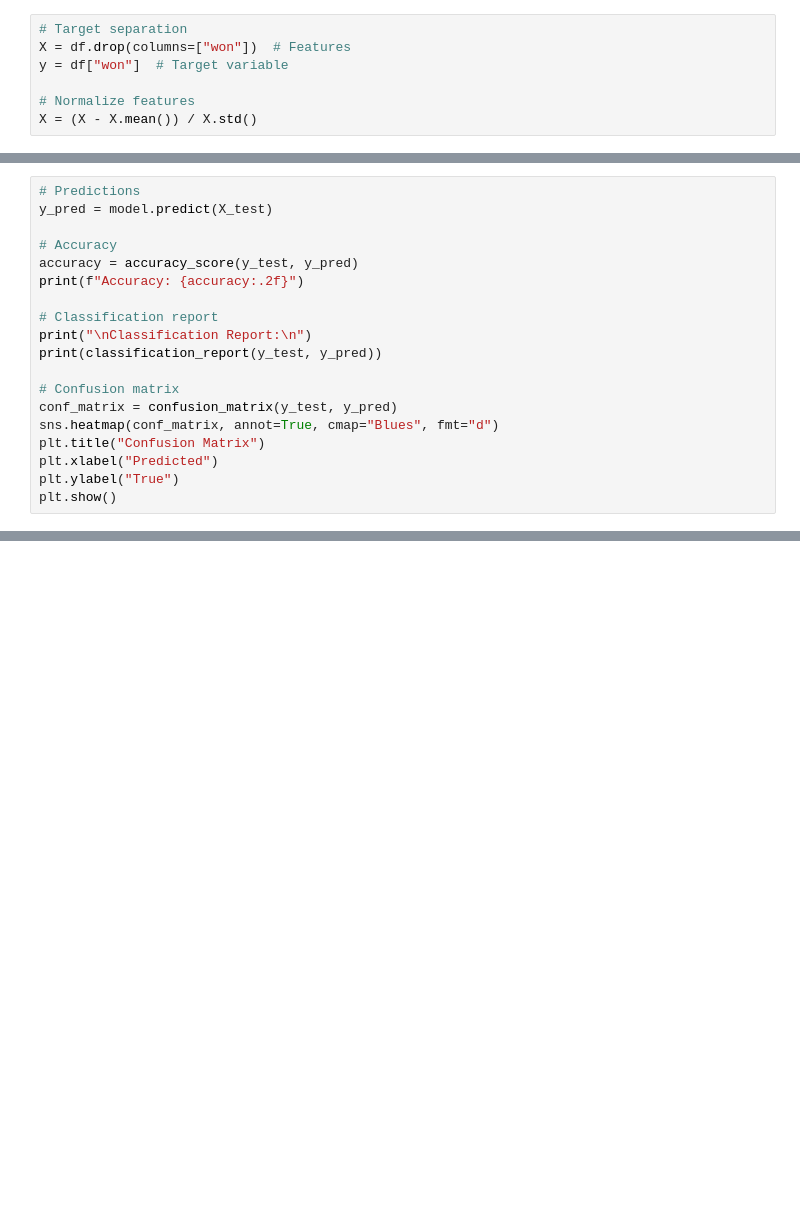
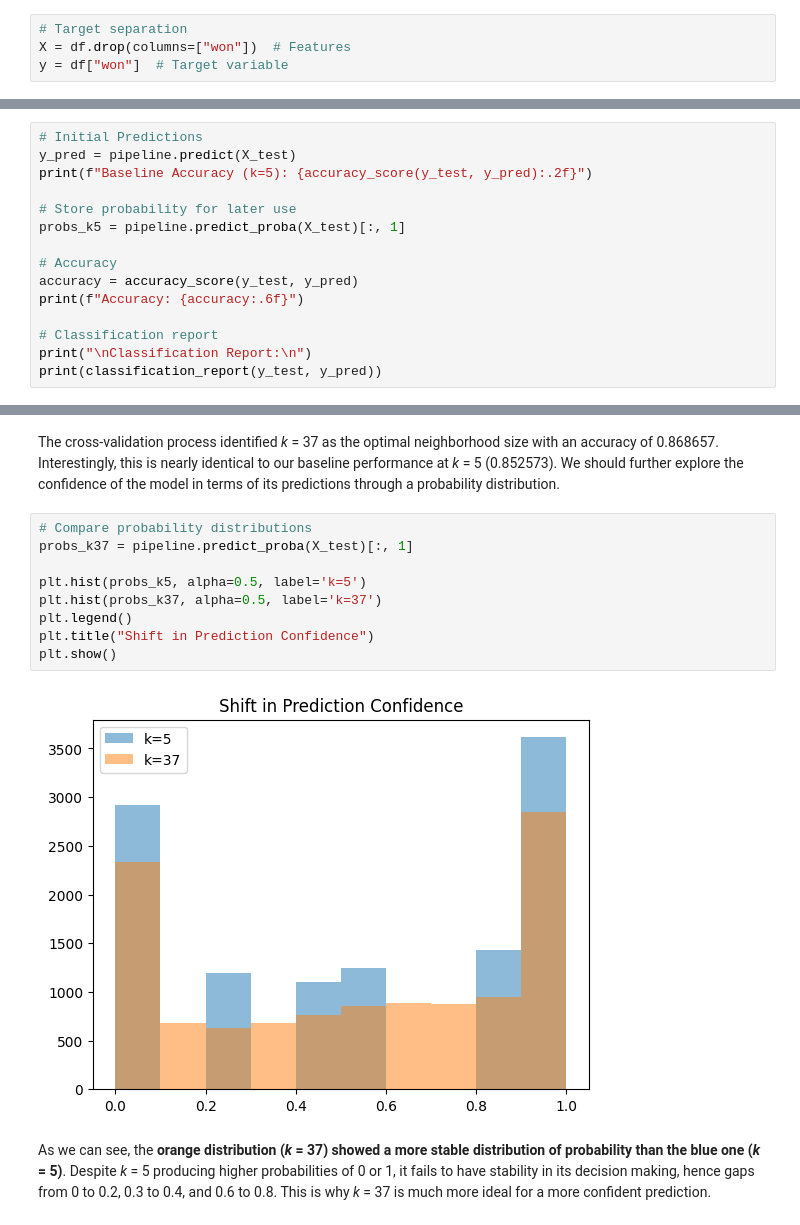
Before and after one commit to Solenad/tetrio-win-prediction, a Jupyter notebook: notebooks/03-kNN.ipynb, the cells around one changed output, grey strips where cells are left out. Drawn from its saved outputs; the diff is of its cells as text; blank space fills up the shorter version.

```diff
--- a/notebooks/03-kNN.ipynb
+++ b/notebooks/03-kNN.ipynb
@@ -21,6 +74,3 @@ df.head()
 # Target separation
 X = df.drop(columns=["won"])  # Features
 y = df["won"]  # Target variable
-
-# Normalize features
-X = (X - X.mean()) / X.std()
@@ -51,20 +128,16 @@ KNeighborsClassifier()
 # %%
-# Predictions
-y_pred = model.predict(X_test)
+# Initial Predictions
+y_pred = pipeline.predict(X_test)
+print(f"Baseline Accuracy (k=5): {accuracy_score(y_test, y_pred):.2f}")
+
+# Store probability for later use
+probs_k5 = pipeline.predict_proba(X_test)[:, 1]
 
 # Accuracy
 accuracy = accuracy_score(y_test, y_pred)
-print(f"Accuracy: {accuracy:.2f}")
+print(f"Accuracy: {accuracy:.6f}")
 
 # Classification report
 print("\nClassification Report:\n")
 print(classification_report(y_test, y_pred))
-
-# Confusion matrix
-conf_matrix = confusion_matrix(y_test, y_pred)
-sns.heatmap(conf_matrix, annot=True, cmap="Blues", fmt="d")
-plt.title("Confusion Matrix")
-plt.xlabel("Predicted")
-plt.ylabel("True")
-plt.show()
 # %% [output]
@@ -109,0 +216,15 @@ Best k: 19 with Cross-Validation Accuracy: 0.87
+# %% [markdown]
+The cross-validation process identified _k_ = 37 as the optimal neighborhood size with an accuracy of 0.868657. Interestingly, this is nearly identical to our baseline performance at _k_ = 5 (0.852573). We should further explore the confidence of the model in terms of its predictions through a probability distribution.
+# %%
+# Compare probability distributions
+probs_k37 = pipeline.predict_proba(X_test)[:, 1]
+
+plt.hist(probs_k5, alpha=0.5, label='k=5')
+plt.hist(probs_k37, alpha=0.5, label='k=37')
+plt.legend()
+plt.title("Shift in Prediction Confidence")
+plt.show()
+# %% [output]
+[figure, added]
+# %% [markdown]
+As we can see, the **orange distribution (_k_ = 37) showed a more stable distribution of probability than the blue one (_k_ = 5)**. Despite _k_ = 5 producing higher probabilities of 0 or 1, it fails to have stability in its decision making, hence gaps from 0 to 0.2, 0.3 to 0.4, and 0.6 to 0.8. This is why _k_ = 37 is much more ideal for a more confident prediction.
```
Also changed, not shown: parts of 36 cells of this notebook, 1 other file.
